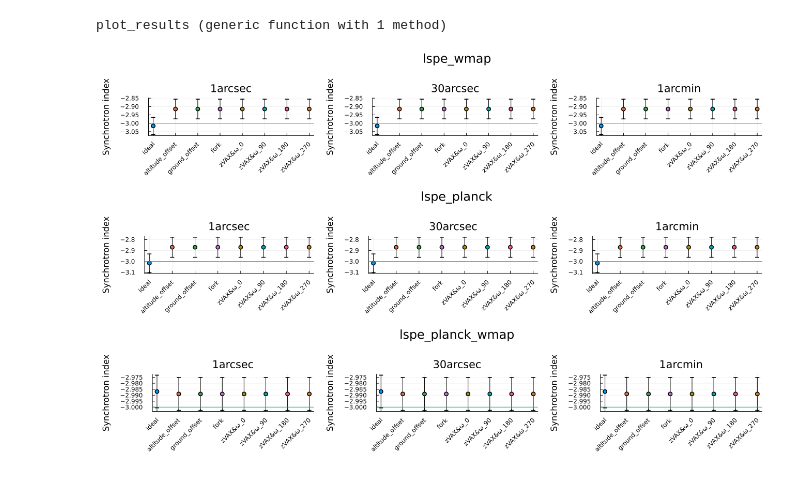
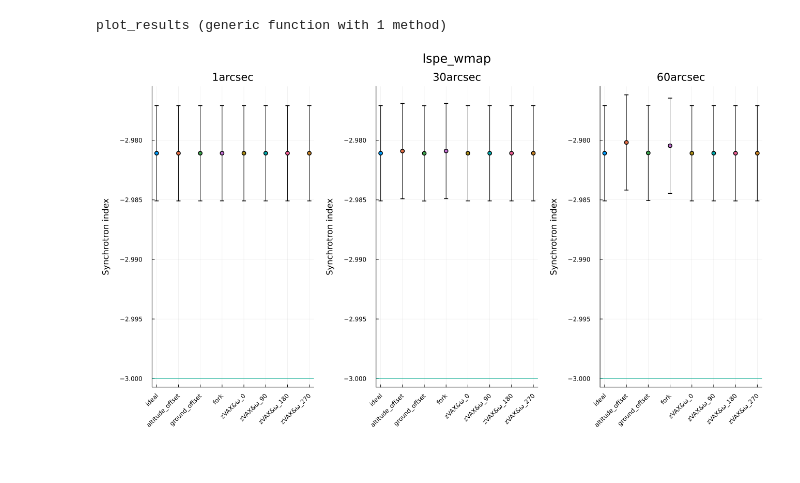
Before and after one commit to teob97/Master-Thesis-Pipeline, a Jupyter notebook: notebooks/fgbuster_plot.ipynb, the cells around one changed output. Drawn from its saved outputs; the diff is of its cells as text; code cells hidden in the pictures.

Commit message:
New simulation setup

```diff
--- a/notebooks/fgbuster_plot.ipynb
+++ b/notebooks/fgbuster_plot.ipynb
@@ -14,8 +12,8 @@ function plot_results(
     parameter_indx
 )
     plots = []
-    parameters = ["Dust index", "Dust temperature", "Synchrotron index", "Synchrotron curvature"]
-    param_value = [1.54, 20, -3.0, -0.057]
+    parameters = ["Beta dust" "Synchrotron index"]
+    param_value = [1.54, -3.0]
     for e in error
         a = scatter(["ideal"], [data[instrument][e]["ideal"]["x"][parameter_indx]], yerr = sqrt.(diag(data[instrument][e]["ideal"]["Sigma"]))[parameter_indx], legend = false)
         for i in labels
@@ -31,27 +29,26 @@ end
 # %% [output]
 plot_results (generic function with 1 method)
 # %%
-# 10 days simulations, c1d0s3
-instrument = ["lspe_wmap" "lspe_planck" "lspe_planck_wmap"]
-error = ["1arcsec" "30arcsec" "1arcmin"]
+instrument = ["lspe_wmap" ]#"lspe_planck" "lspe_planck_wmap"]
+error = ["1arcsec" "30arcsec" "60arcsec"]
 labels = ["altitude_offset" "ground_offset" "fork" "zVAX&ω_0" "zVAX&ω_90" "zVAX&ω_180" "zVAX&ω_270"]
 
 data = Dict()
 for i in instrument
     buffer = Dict()
     for e in error
-        buffer[e] = JLD.load("fgbuster/results_"*i*"_"*e*".jld")
+        buffer[e] = JLD.load("fgbuster/c1s0d0/results_"*i*"_"*e*".jld")
     end
     data[i] = buffer
 end
 # %%
 plots = []
 for i in instrument
-    push!(plots, plot_results(data, error, i, 3))
+    push!(plots, plot_results(data, error, i, 2))
 end
-plot(plots..., layout=(3,1), size = (1300, 800))
+plot(plots..., layout=(3,1), size = (1300, 750))
 # %% [output]
-[figure, old version]
+[figure, new version]
 # %%
 l = "altitude_offset"
 i = "lspe_wmap"
```
Also changed, not shown: parts of 3 cells of this notebook, 3 other files.
